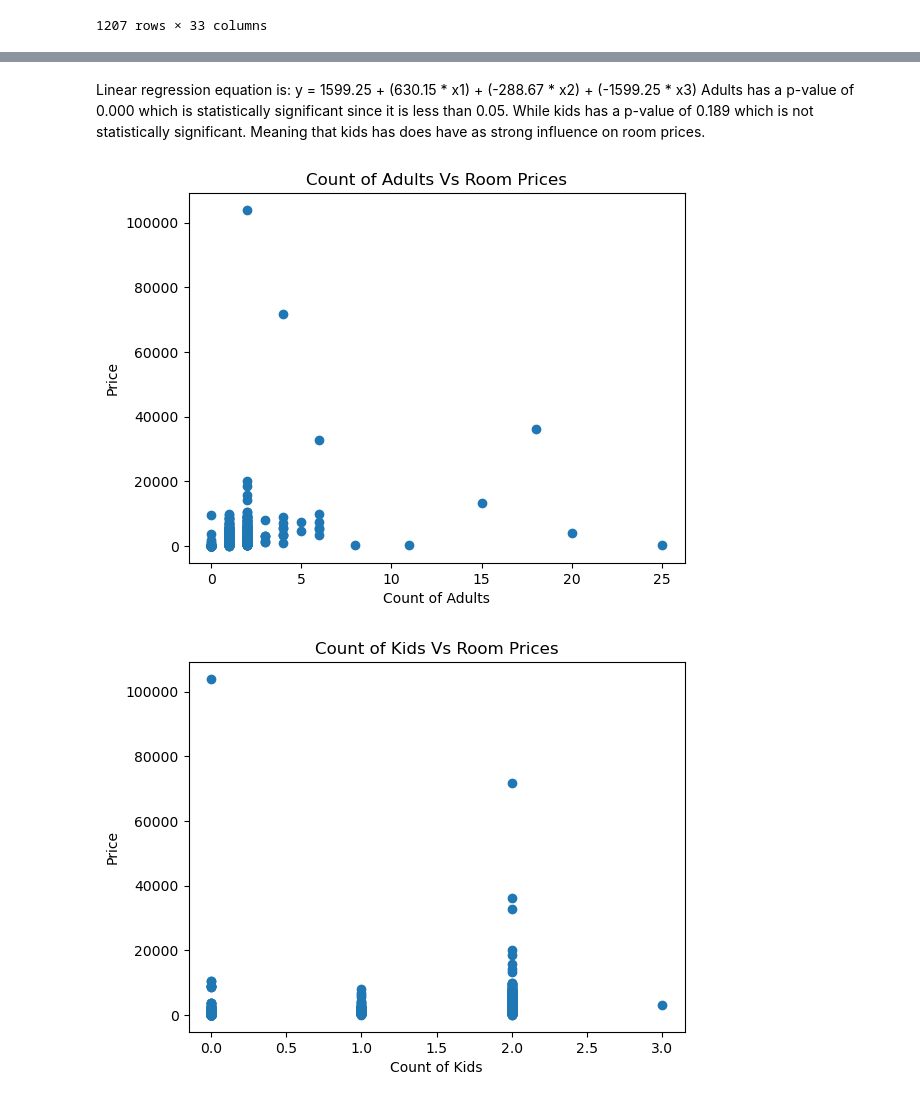
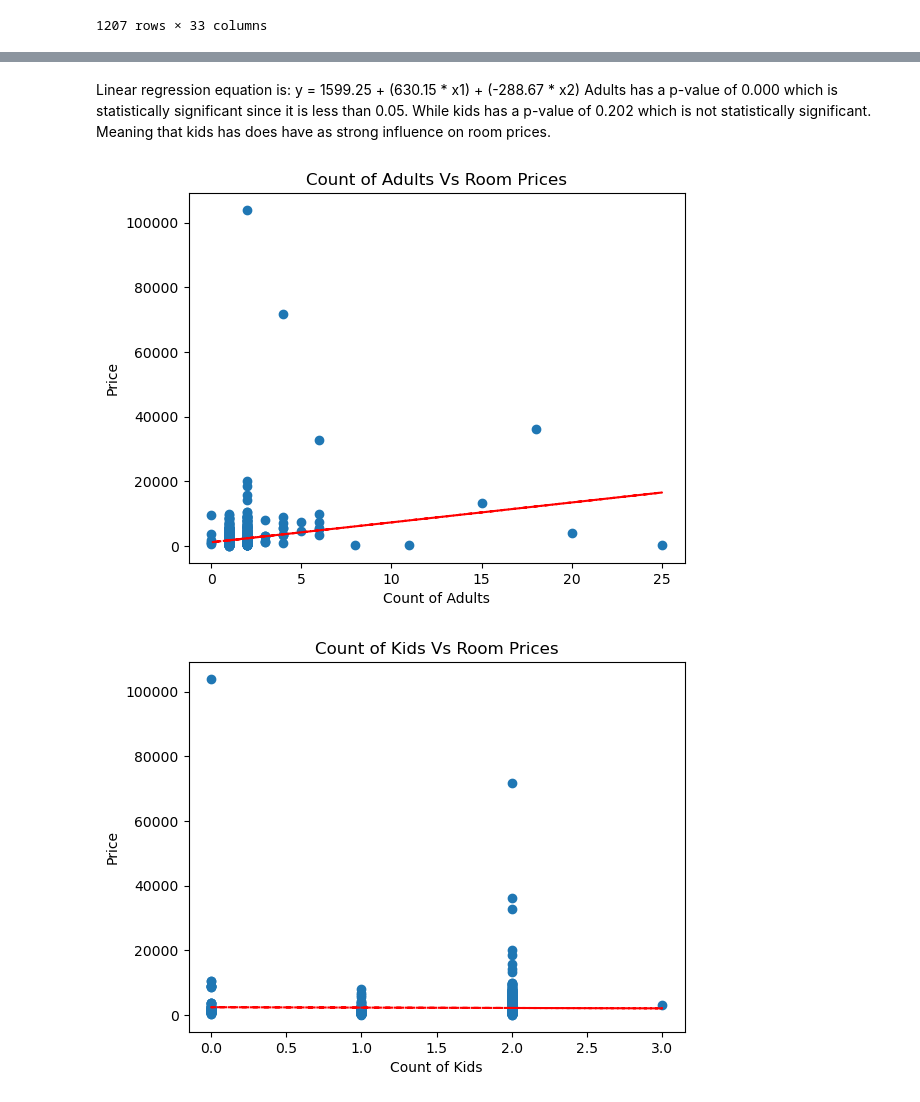
Before and after one commit to JustinTham511/imt574final, a Jupyter notebook: mi_notebook.ipynb, the cells around one changed output, grey strips where cells are left out. Cells and saved outputs as stored; diff of their text form; code cells hidden in the pictures.

```diff
--- a/mi_notebook.ipynb
+++ b/mi_notebook.ipynb
@@ -22,6 +33,6 @@ df
 # %%
 df['cleaned_price'] = df['room_price'].str.replace('per night incl. tax', '')
-df['cleaned_price'] = pd.to_numeric(df['cleaned_price'], errors='coerce').fillna(0).astype(int)
+df['cleaned_price'] = pd.to_numeric(df['cleaned_price'], errors='coerce').astype(int)
 # df.head()
 # df.info()
 # %%
@@ -56,0 +68,4 @@ Name: occupancy, Length: 1207, dtype: object
+# %%
+unknown_count = df['occupancy'].isna().sum()
+df.dropna(subset=['occupancy'], inplace=True)
+len(df)
@@ -57,10 +74,10 @@ Name: occupancy, Length: 1207, dtype: object
 # %%
-# df[['adults', 'kids']] = df['occupancy'].str.extract(r'(?i)(\d+) adults?\s*(\d*) kids?')
-# df[['adults', 'kids']] = df[['adults', 'kids']].apply(pd.to_numeric, errors='coerce').fillna(0).astype(int)
+df[['adults', 'kids']] = df['occupancy'].str.extract(r'(?i)(\d+) adults?\s*(\d*) kids?')
+df[['adults', 'kids']] = df[['adults', 'kids']].astype(int)
 
-df['adults'] = df['occupancy'].str.extract(r'(\d+) Adults?').fillna(0).astype(int)
-df['kids'] = df['occupancy'].str.extract(r'(\d+) Kids?').fillna(0).astype(int)
-df['missing_occupancy'] = df['occupancy'].isna().astype(int)
+# df['adults'] = df['occupancy'].str.extract(r'(\d+) Adults?').fillna(0).astype(int)
+# df['kids'] = df['occupancy'].str.extract(r'(\d+) Kids?').fillna(0).astype(int)
+# df['missing_occupancy'] = df['occupancy'].isna().astype(int)
 
 # df.head()
 # %%
@@ -148,23 +169,38 @@ Notes:
 [1] Standard Errors assume that the covariance matrix of the errors is correctly specified.
 # %% [markdown]
 Linear regression equation is:
-y = 1599.25 + (630.15 * x1) + (-288.67 * x2) + (-1599.25 * x3)
-Adults has a p-value of 0.000 which is statistically significant since it is less than 0.05. While kids has a p-value of 0.189 which is not statistically significant. Meaning that kids has does have as strong influence on room prices.
+y = 1599.25 + (630.15 * x1) + (-288.67 * x2)
+Adults has a p-value of 0.000 which is statistically significant since it is less than 0.05. While kids has a p-value of 0.202 which is not statistically significant. Meaning that kids has does have as strong influence on room prices.
 # %%
 # max_row_index = y.idxmax()
 # print(df.loc[max_row_index])
 plt.scatter(df['adults'], y)
+
+# Trendline
+z = np.polyfit(df['adults'], y, 1)
+p = np.poly1d(z)
+
+plt.plot(df['adults'], p(df['adults']), "r--")
+
+
 plt.xlabel('Count of Adults')
 plt.ylabel('Price')
 plt.title('Count of Adults Vs Room Prices')
 plt.show()
 # %% [output]
-[figure, old version]
+[figure, new version]
 # %%
 plt.scatter(df['kids'], y)
+
+# Trendline
+z = np.polyfit(df['kids'], y, 1)
+p = np.poly1d(z)
+
+plt.plot(df['kids'], p(df['kids']), "r--")
+
 plt.xlabel('Count of Kids')
 plt.ylabel('Price')
 plt.title('Count of Kids Vs Room Prices')
 plt.show()
 # %% [output]
-[figure, old version]
+[figure, new version]
```
Also changed, not shown: parts of 10 cells of this notebook, 2 other files.
